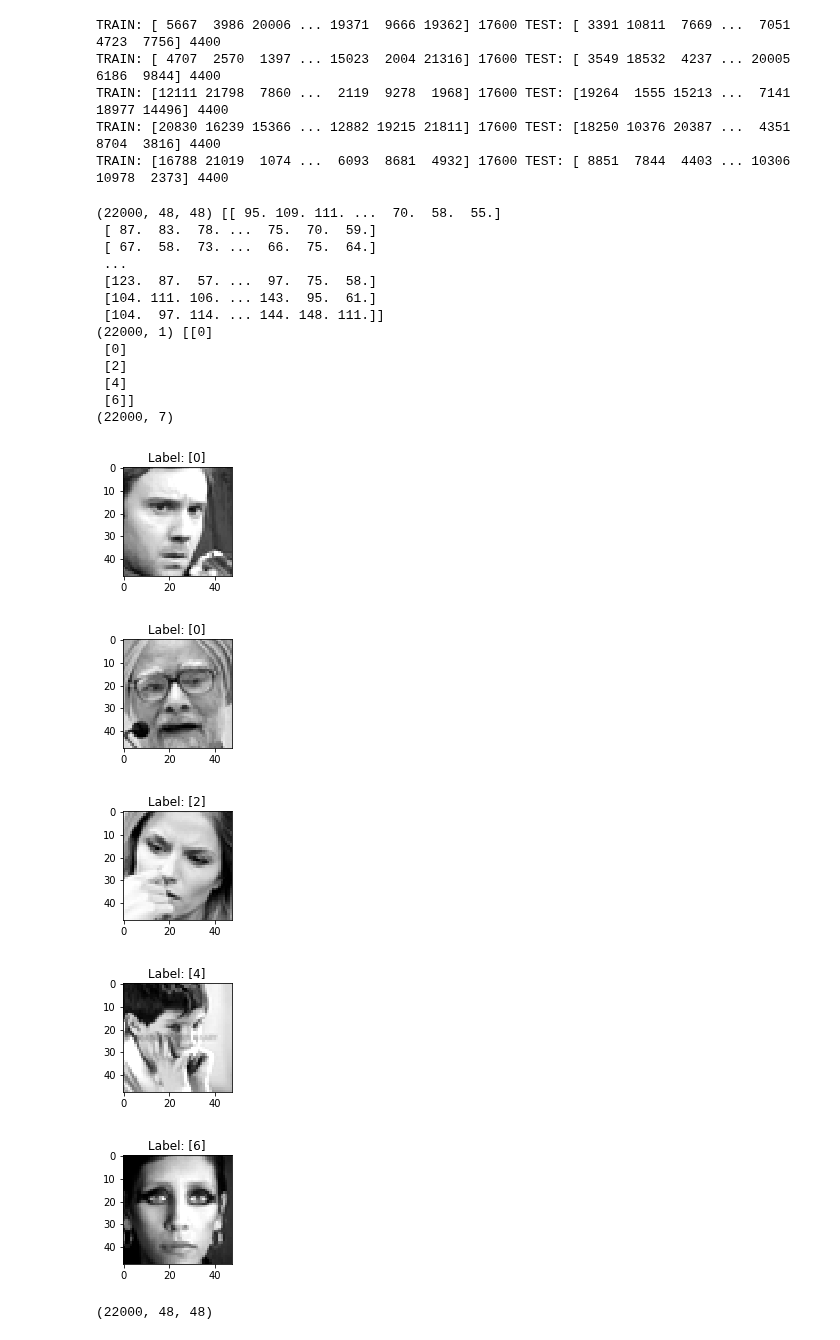
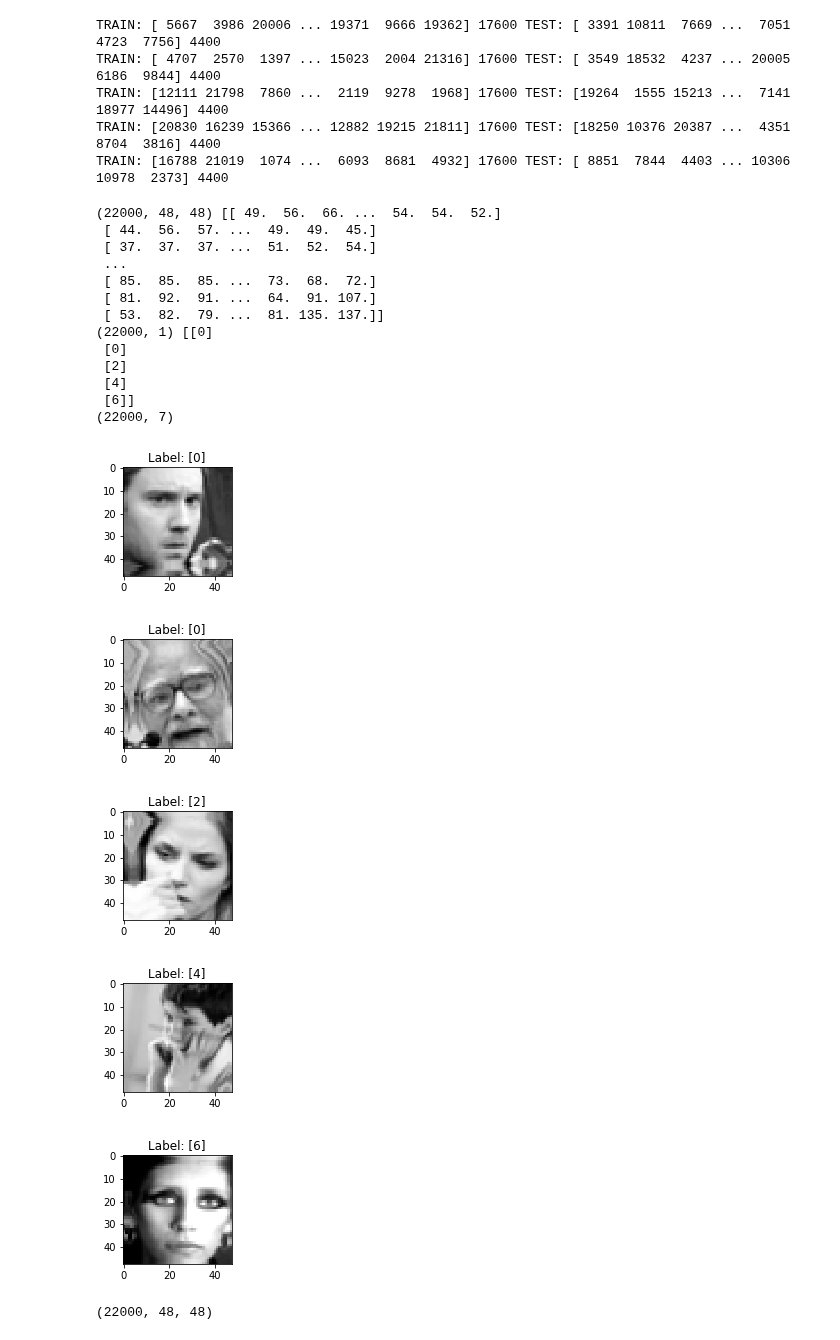
Before and after one commit to frankShih/face_classification_keras, a Jupyter notebook: expression_classification.ipynb, the cells around one changed output. Saved outputs shown, nothing was run; the diff lists cells and outputs as text; code cells hidden in the pictures.

Commit message:
Add model trained with whole dataset. update report.

```diff
--- a/expression_classification.ipynb
+++ b/expression_classification.ipynb
@@ -53,7 +53,7 @@ import numpy as np
 from keras.utils import np_utils
 
 
-trainX = np.load("datasets/trainX.npy")
+trainX = np.load("datasets/trainX_mix.npy")
 print(type(trainX[0]), trainX.shape)
 trainX = trainX/255
 print(trainX[0])
@@ -151,16 +151,16 @@ from keras.preprocessing.image import ImageDataGenerator, array_to_img, img_to_a
 # datagen = ImageDataGenerator(fill_mode='constant', rotation_range=20)
 # datagen = ImageDataGenerator(fill_mode='constant', shear_range=20)
 # datagen = ImageDataGenerator(fill_mode='constant', zoom_range=0.2)
-datagen = ImageDataGenerator(fill_mode='constant', brightness_range=[0.8, 1.2])
-# datagen =  ImageDataGenerator(rotation_range=15,
-#                                width_shift_range=0.1,
-#                                height_shift_range=0.1,
-#                                shear_range=0.01,
-#                                zoom_range=[0.9, 1.1],
-#                                horizontal_flip=True,
-#                                vertical_flip=False,
-#                                fill_mode='reflect',
-#                                brightness_range=[0.75, 1.25])
+# datagen = ImageDataGenerator(fill_mode='constant', brightness_range=[0.8, 1.2])
+datagen =  ImageDataGenerator(rotation_range=15,
+                               width_shift_range=0.1,
+                               height_shift_range=0.1,
+                               shear_range=0.01,
+                               zoom_range=[0.9, 1.1],
+                               horizontal_flip=True,
+                               vertical_flip=False,
+                               fill_mode='reflect',
+                               brightness_range=[0.75, 1.25])
 datagen.fit(trainX)
 counter=0
 trainX_aug = []
@@ -169,45 +169,45 @@ generate_amount=len(trainX)
 
 for bx, by in datagen.flow(trainX, trainY, batch_size=1, shuffle=False):
     counter+=1
     if counter>generate_amount: break
 
     bx=np.squeeze(bx, axis=3)
 #     bx=np.squeeze(bx, axis=0)
     trainX_aug.append(bx)
     trainY_aug.append(by)
 
 trainX_aug = np.concatenate(trainX_aug, axis=0).reshape(generate_amount, 48, 48)
 print(trainX_aug.shape, trainX_aug[0])
 # for t in temp:
 #     plot_image(t)
 trainY_aug = np.vstack(trainY_aug)
 print(trainY_aug.shape, trainY_aug[:5])
 
-np.save("datasets/trainX_bright", trainX_aug)
+np.save("datasets/trainX_mix", trainX_aug)
 
 trainY_oneHot_aug = np_utils.to_categorical(trainY_aug)
 print(trainY_oneHot_aug.shape)
 for i in range(5):
     plot_image(trainX_aug[i].reshape(48, 48), trainY_aug[i])
 # %% [output]
-(22000, 48, 48) [[ 95. 109. 111. ...  70.  58.  55.]
- [ 87.  83.  78. ...  75.  70.  59.]
- [ 67.  58.  73. ...  66.  75.  64.]
+(22000, 48, 48) [[ 49.  56.  66. ...  54.  54.  52.]
+ [ 44.  56.  57. ...  49.  49.  45.]
+ [ 37.  37.  37. ...  51.  52.  54.]
  ...
- [123.  87.  57. ...  97.  75.  58.]
- [104. 111. 106. ... 143.  95.  61.]
- [104.  97. 114. ... 144. 148. 111.]]
+ [ 85.  85.  85. ...  73.  68.  72.]
+ [ 81.  92.  91. ...  64.  91. 107.]
+ [ 53.  82.  79. ...  81. 135. 137.]]
 (22000, 1) [[0]
  [0]
  [2]
  [4]
  [6]]
 (22000, 7)
-[figure, old version]
+[figure, new version]
-[figure, old version]
+[figure, new version]
-[figure, old version]
+[figure, new version]
-[figure, old version]
+[figure, new version]
-[figure, old version]
+[figure, new version]
 # %%
 # -------------------- horizontal/vertical flip ------------------------
 
```
Also changed, not shown: parts of 5 cells of this notebook, 12 other files.
